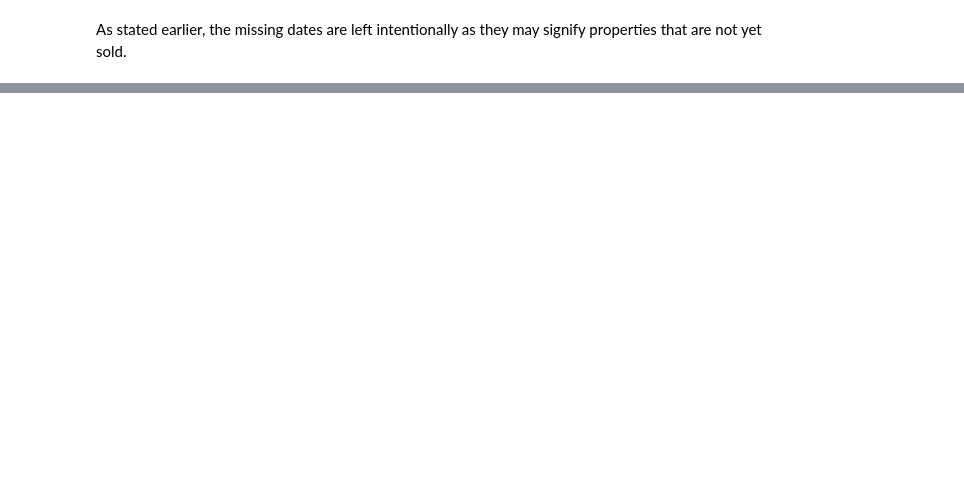
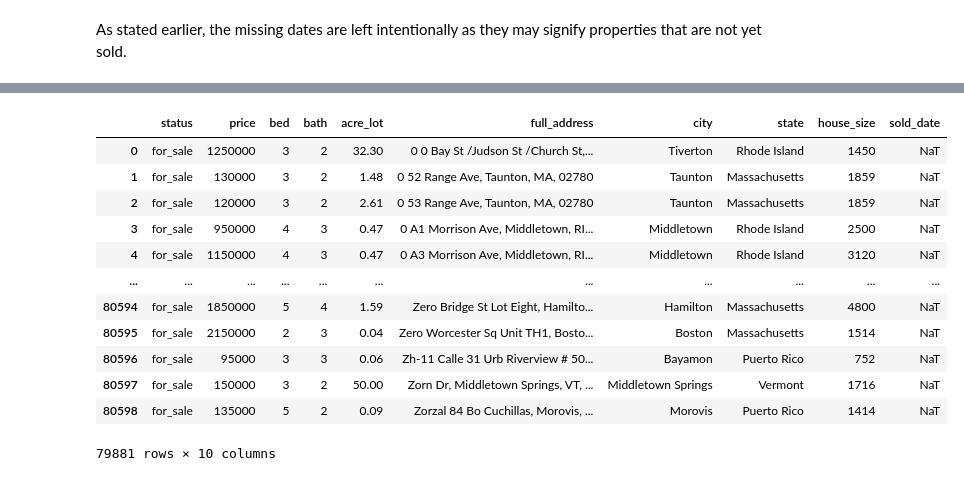
Before and after one commit to sinatijani/real-estate-property-analysis-python, a Jupyter notebook: US Real Estate Data - Business Statistics .ipynb, the cells around one changed output, grey strips where cells are left out. Cells and saved outputs as stored; diff of their text form; code cells hidden in the pictures; blank space fills up the shorter version.

```diff
--- a/US Real Estate Data - Business Statistics .ipynb
+++ b/US Real Estate Data - Business Statistics .ipynb
@@ -604,0 +658,22 @@ df5.sold_date = pd.to_datetime(df5.sold_date)
+# %%
+# Changing the Sold date to date time, Bed and bath to integers As well as house size.
+
+df5['bed'] = df5.bed.astype(dtype=int)
+df5['bath'] = df5.bath.astype(dtype=int)
+df5['house_size'] = df5.house_size.astype(dtype=int)
+df5['sold_date'] = pd.to_datetime(df5['sold_date']).dt.date
+df5
+# %% [output]
+|  | status | price | bed | bath | acre_lot | full_address | city | state | house_size | sold_date |
+| 0 | for_sale | 1250000 | 3 | 2 | 32.30 | 0 0 Bay St /Judson St /Church St,... | Tiverton | Rhode Island | 1450 | NaT |
+| 1 | for_sale | 130000 | 3 | 2 | 1.48 | 0 52 Range Ave, Taunton, MA, 02780 | Taunton | Massachusetts | 1859 | NaT |
+| 2 | for_sale | 120000 | 3 | 2 | 2.61 | 0 53 Range Ave, Taunton, MA, 02780 | Taunton | Massachusetts | 1859 | NaT |
+| 3 | for_sale | 950000 | 4 | 3 | 0.47 | 0 A1 Morrison Ave, Middletown, RI... | Middletown | Rhode Island | 2500 | NaT |
+| 4 | for_sale | 1150000 | 4 | 3 | 0.47 | 0 A3 Morrison Ave, Middletown, RI... | Middletown | Rhode Island | 3120 | NaT |
+| ... | ... | ... | ... | ... | ... | ... | ... | ... | ... | ... |
+| 80594 | for_sale | 1850000 | 5 | 4 | 1.59 | Zero Bridge St Lot Eight, Hamilto... | Hamilton | Massachusetts | 4800 | NaT |
+| 80595 | for_sale | 2150000 | 2 | 3 | 0.04 | Zero Worcester Sq Unit TH1, Bosto... | Boston | Massachusetts | 1514 | NaT |
+| 80596 | for_sale | 95000 | 3 | 3 | 0.06 | Zh-11 Calle 31 Urb Riverview # 50... | Bayamon | Puerto Rico | 752 | NaT |
+| 80597 | for_sale | 150000 | 3 | 2 | 50.00 | Zorn Dr, Middletown Springs, VT, ... | Middletown Springs | Vermont | 1716 | NaT |
+| 80598 | for_sale | 135000 | 5 | 2 | 0.09 | Zorzal 84 Bo Cuchillas, Morovis, ... | Morovis | Puerto Rico | 1414 | NaT |
+79881 rows × 10 columns
```
Also changed, not shown: parts of 21 cells of this notebook, 1 other file.
